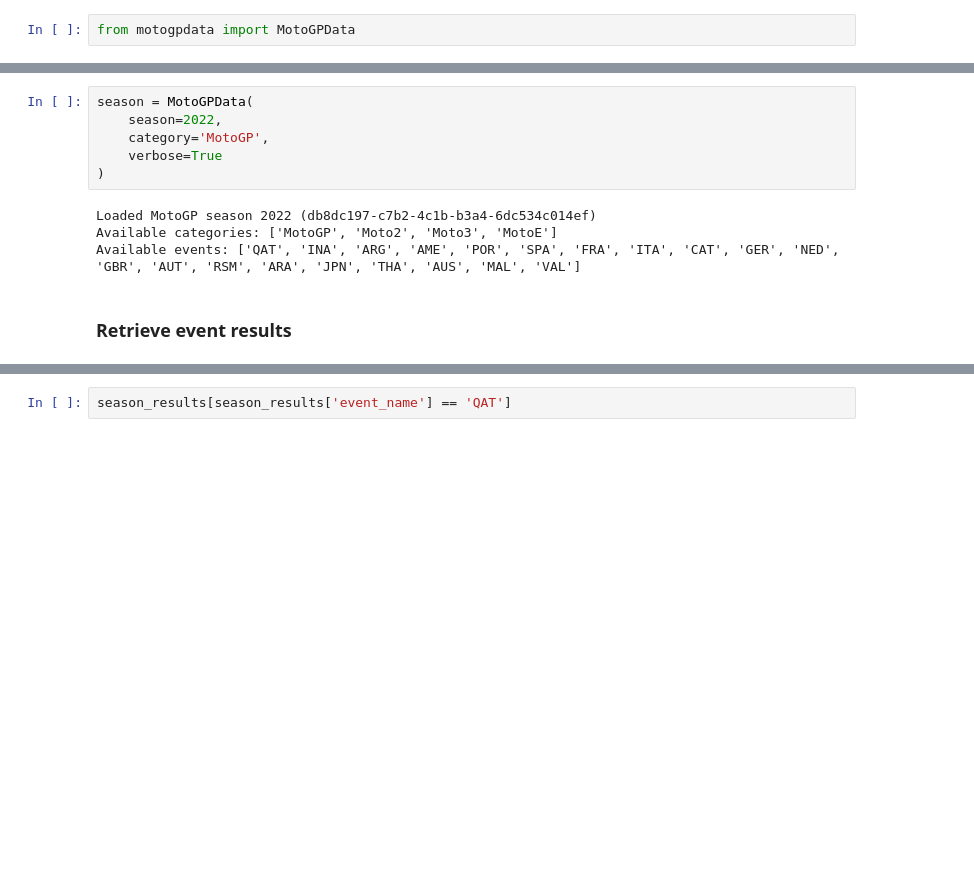
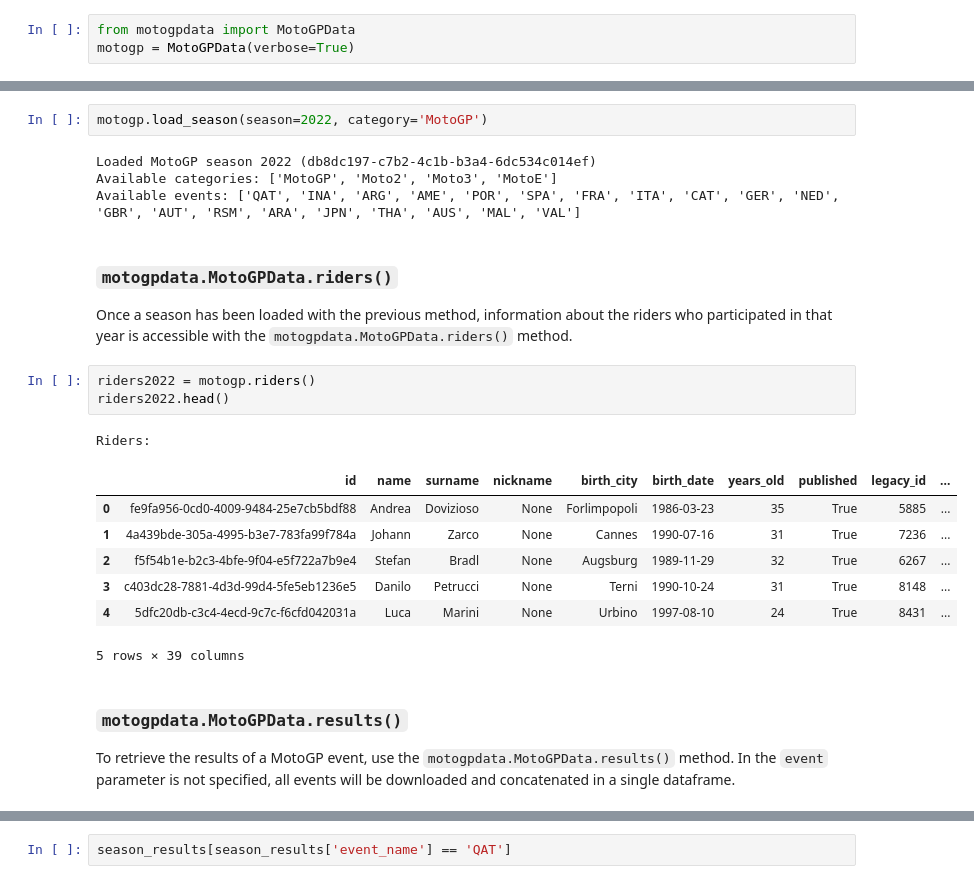
Before and after one commit to antobzzll/motogpdata, a Jupyter notebook: example.ipynb, the cells around one changed output, grey strips where cells are left out. Drawn from its saved outputs; the diff is of its cells as text; blank space fills up the shorter version.

```diff
--- a/example.ipynb
+++ b/example.ipynb
@@ -5,2 +7,3 @@
 # %%
 from motogpdata import MotoGPData
+motogp = MotoGPData(verbose=True)
@@ -11,13 +26,27 @@ This class is used to retrieve data on a particular **year** and **category** of
 # %%
-season = MotoGPData(
-    season=2022,
-    category='MotoGP',
-    verbose=True
-)
+motogp.load_season(season=2022, category='MotoGP')
 # %% [output]
 Loaded MotoGP season 2022 (db8dc197-c7b2-4c1b-b3a4-6dc534c014ef)
 Available categories: ['MotoGP', 'Moto2', 'Moto3', 'MotoE']
 Available events: ['QAT', 'INA', 'ARG', 'AME', 'POR', 'SPA', 'FRA', 'ITA', 'CAT', 'GER', 'NED', 'GBR', 'AUT', 'RSM', 'ARA', 'JPN', 'THA', 'AUS', 'MAL', 'VAL']
-# %% [markdown]
-### Retrieve event results
+# %% [markdown]
+### `motogpdata.MotoGPData.riders()`
+
+Once a season has been loaded with the previous method, information about the riders who participated in that year is accessible with the `motogpdata.MotoGPData.riders()` method.
+# %%
+riders2022 = motogp.riders()
+riders2022.head()
+# %% [output]
+Riders:
+|  | id | name | surname | nickname | birth_city | birth_date | years_old | published | legacy_id | ... |
+| 0 | fe9fa956-0cd0-4009-9484-25e7cb5bdf88 | Andrea | Dovizioso | None | Forlimpopoli | 1986-03-23 | 35 | True | 5885 | ... |
+| 1 | 4a439bde-305a-4995-b3e7-783fa99f784a | Johann | Zarco | None | Cannes | 1990-07-16 | 31 | True | 7236 | ... |
+| 2 | f5f54b1e-b2c3-4bfe-9f04-e5f722a7b9e4 | Stefan | Bradl | None | Augsburg | 1989-11-29 | 32 | True | 6267 | ... |
+| 3 | c403dc28-7881-4d3d-99d4-5fe5eb1236e5 | Danilo | Petrucci | None | Terni | 1990-10-24 | 31 | True | 8148 | ... |
+| 4 | 5dfc20db-c3c4-4ecd-9c7c-f6cfd042031a | Luca | Marini | None | Urbino | 1997-08-10 | 24 | True | 8431 | ... |
+5 rows × 39 columns
+# %% [markdown]
+### `motogpdata.MotoGPData.results()`
+
+To retrieve the results of a MotoGP event, use the `motogpdata.MotoGPData.results()` method. In the `event` parameter is not specified, all events will be downloaded and concatenated in a single dataframe.
 # %%
```
Also changed, not shown: parts of 13 cells of this notebook, 1 other file.
